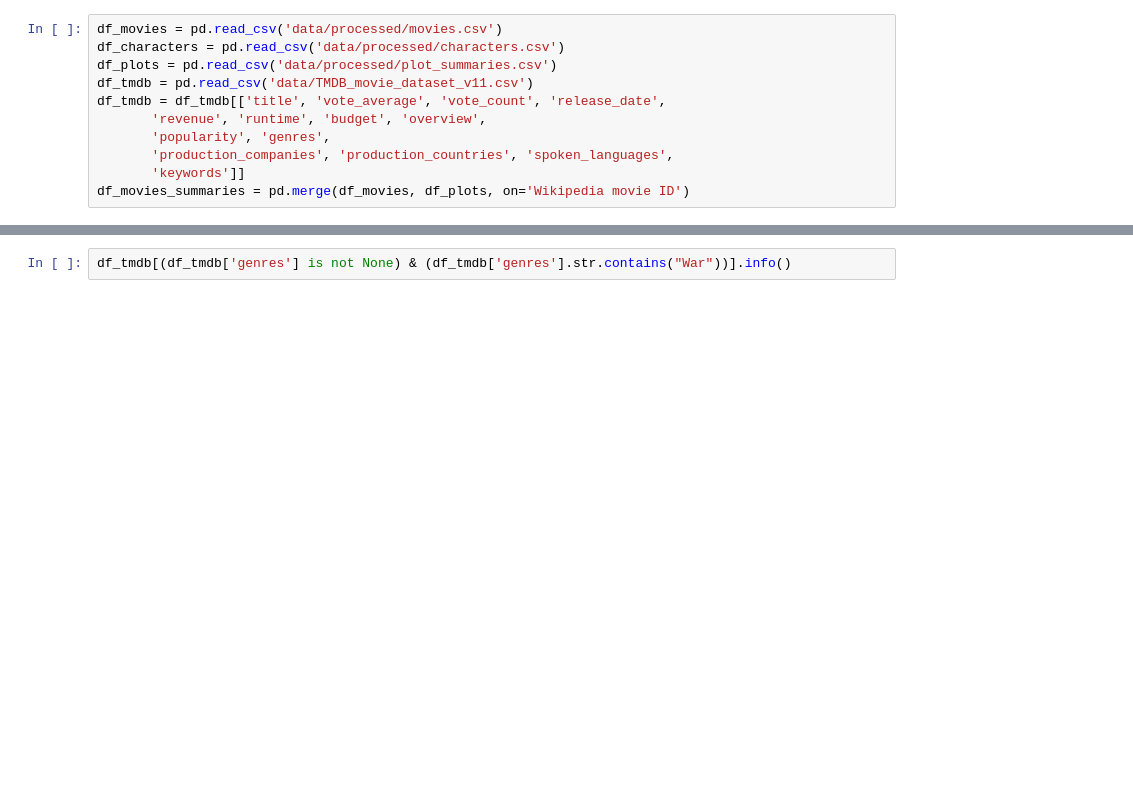
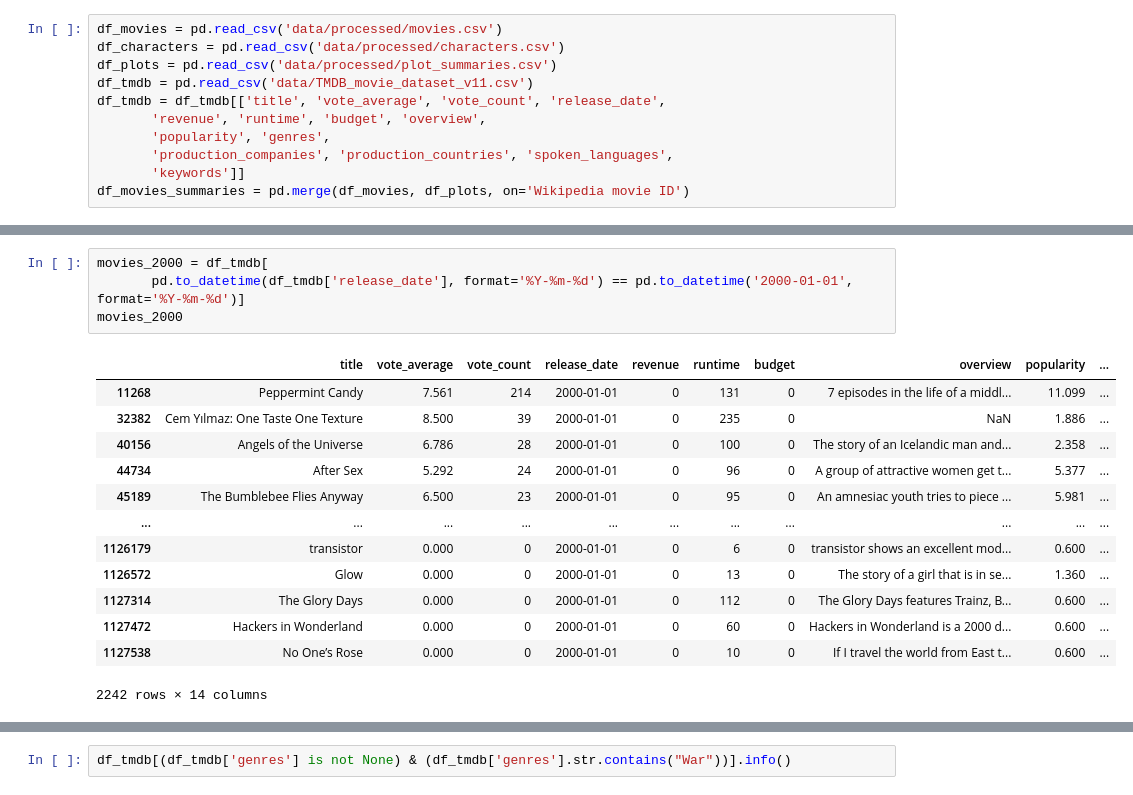
Before and after one commit to epfl-ada/ada-2024-project-databand, a Jupyter notebook: events_feature_analysis.ipynb, the cells around one changed output, grey strips where cells are left out. Drawn from its saved outputs; the diff is of its cells as text; blank space fills up the shorter version.

```diff
--- a/events_feature_analysis.ipynb
+++ b/events_feature_analysis.ipynb
@@ -28,0 +75,18 @@ df_movies_summaries = pd.merge(df_movies, df_plots, on='Wikipedia movie ID')
+# %%
+movies_2000 = df_tmdb[
+       pd.to_datetime(df_tmdb['release_date'], format='%Y-%m-%d') == pd.to_datetime('2000-01-01', format='%Y-%m-%d')]
+movies_2000
+# %% [output]
+|  | title | vote_average | vote_count | release_date | revenue | runtime | budget | overview | popularity | ... |
+| 11268 | Peppermint Candy | 7.561 | 214 | 2000-01-01 | 0 | 131 | 0 | 7 episodes in the life of a middl... | 11.099 | ... |
+| 32382 | Cem Yılmaz: One Taste One Texture | 8.500 | 39 | 2000-01-01 | 0 | 235 | 0 | NaN | 1.886 | ... |
+| 40156 | Angels of the Universe | 6.786 | 28 | 2000-01-01 | 0 | 100 | 0 | The story of an Icelandic man and... | 2.358 | ... |
+| 44734 | After Sex | 5.292 | 24 | 2000-01-01 | 0 | 96 | 0 | A group of attractive women get t... | 5.377 | ... |
+| 45189 | The Bumblebee Flies Anyway | 6.500 | 23 | 2000-01-01 | 0 | 95 | 0 | An amnesiac youth tries to piece ... | 5.981 | ... |
+| ... | ... | ... | ... | ... | ... | ... | ... | ... | ... | ... |
+| 1126179 | transistor | 0.000 | 0 | 2000-01-01 | 0 | 6 | 0 | transistor shows an excellent mod... | 0.600 | ... |
+| 1126572 | Glow | 0.000 | 0 | 2000-01-01 | 0 | 13 | 0 | The story of a girl that is in se... | 1.360 | ... |
+| 1127314 | The Glory Days | 0.000 | 0 | 2000-01-01 | 0 | 112 | 0 | The Glory Days features Trainz, B... | 0.600 | ... |
+| 1127472 | Hackers in Wonderland | 0.000 | 0 | 2000-01-01 | 0 | 60 | 0 | Hackers in Wonderland is a 2000 d... | 0.600 | ... |
+| 1127538 | No One’s Rose | 0.000 | 0 | 2000-01-01 | 0 | 10 | 0 | If I travel the world from East t... | 0.600 | ... |
+2242 rows × 14 columns
```
Also changed, not shown: parts of 5 cells of this notebook.
